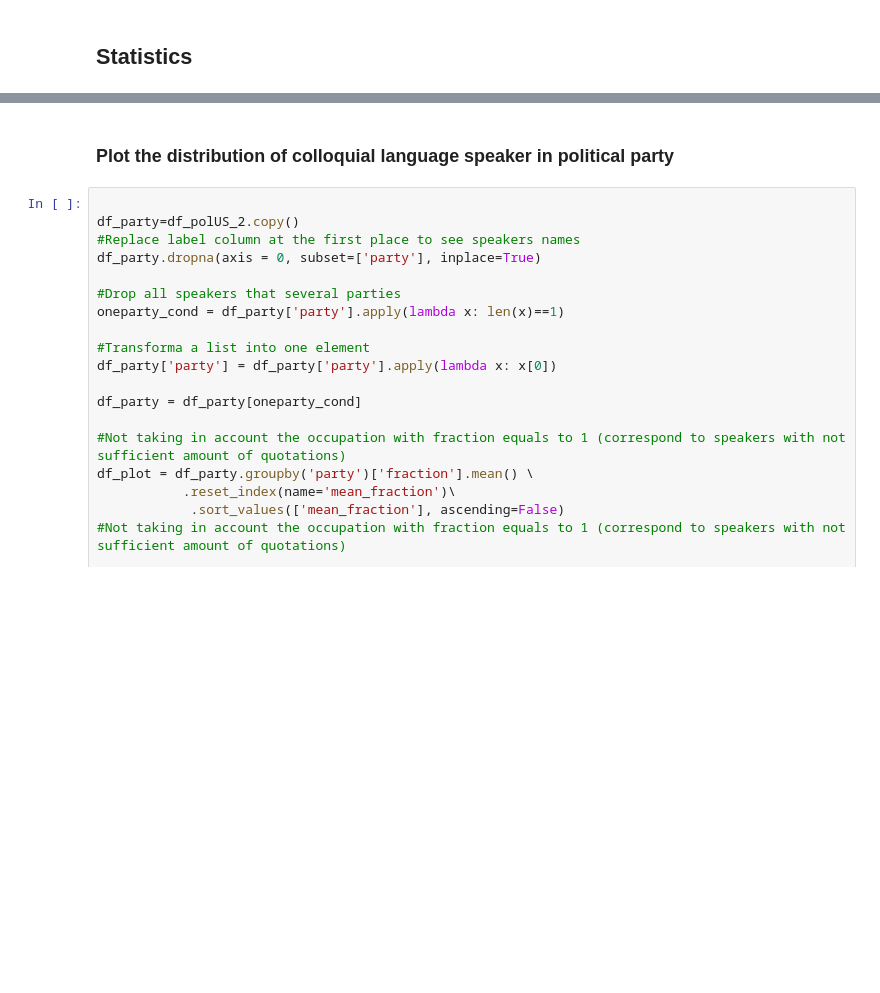
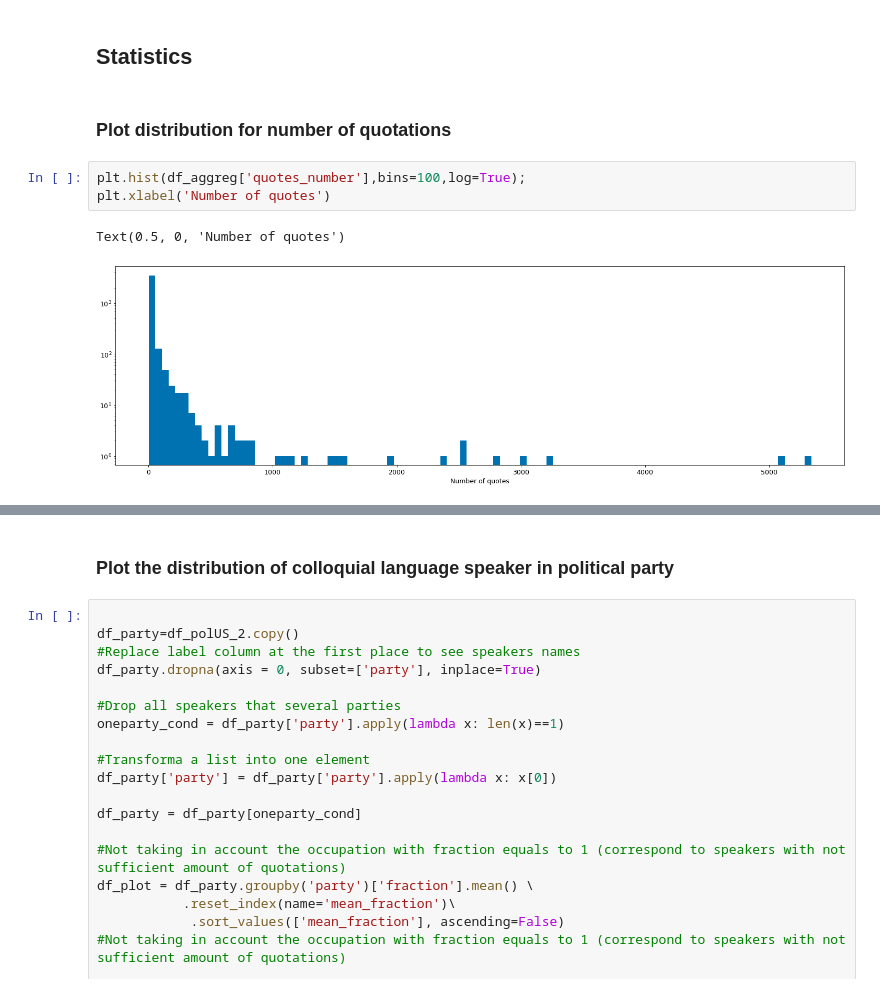
Before and after one commit to epfl-ada/ada-2021-project-adacadabra, a Jupyter notebook: ANALYSIS/M3_Statistics_on_speakers_aggregation.ipynb, the cells around one changed output, grey strips where cells are left out. Saved outputs shown, nothing was run; the diff lists cells and outputs as text; blank space fills up the shorter version.

Commit message:
compute stats on speakers aggregations

```diff
--- a/ANALYSIS/M3_Statistics_on_speakers_aggregation.ipynb
+++ b/ANALYSIS/M3_Statistics_on_speakers_aggregation.ipynb
@@ -90,2 +88,10 @@ Plot the repartition of colloquial between Democrat and Republican
 # %% [markdown]
 ## Statistics
+# %% [markdown]
+### Plot distribution for number of quotations
+# %%
+plt.hist(df_aggreg['quotes_number'],bins=100,log=True);
+plt.xlabel('Number of quotes')
+# %% [output]
+Text(0.5, 0, 'Number of quotes')
+[figure, added]
```
Also changed, not shown: parts of 18 cells of this notebook, 1 other file.
